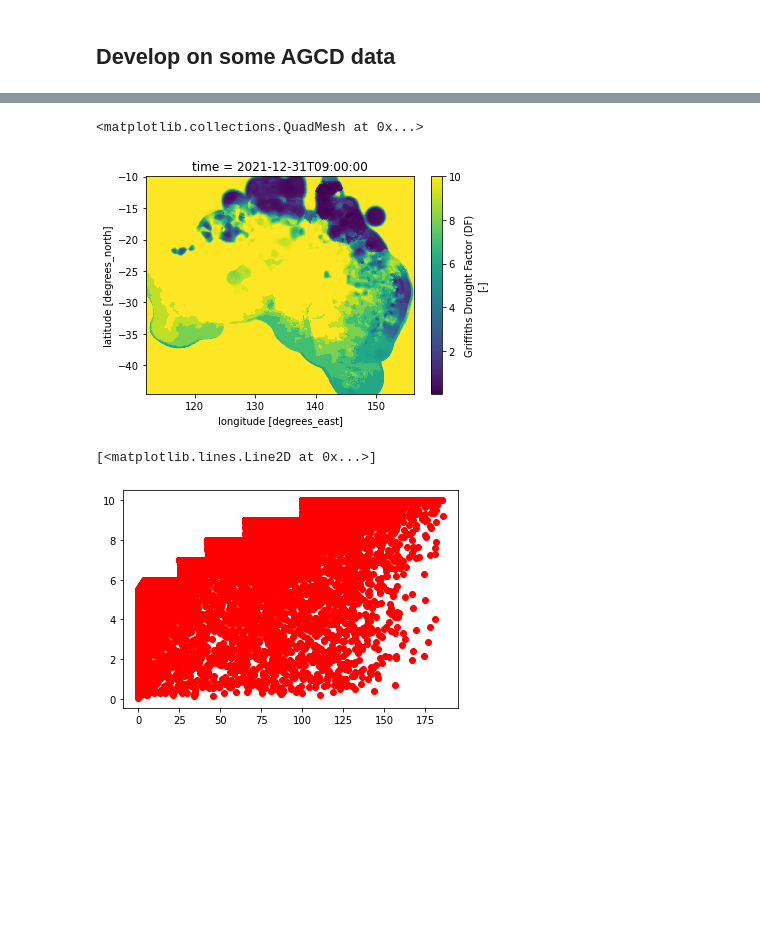
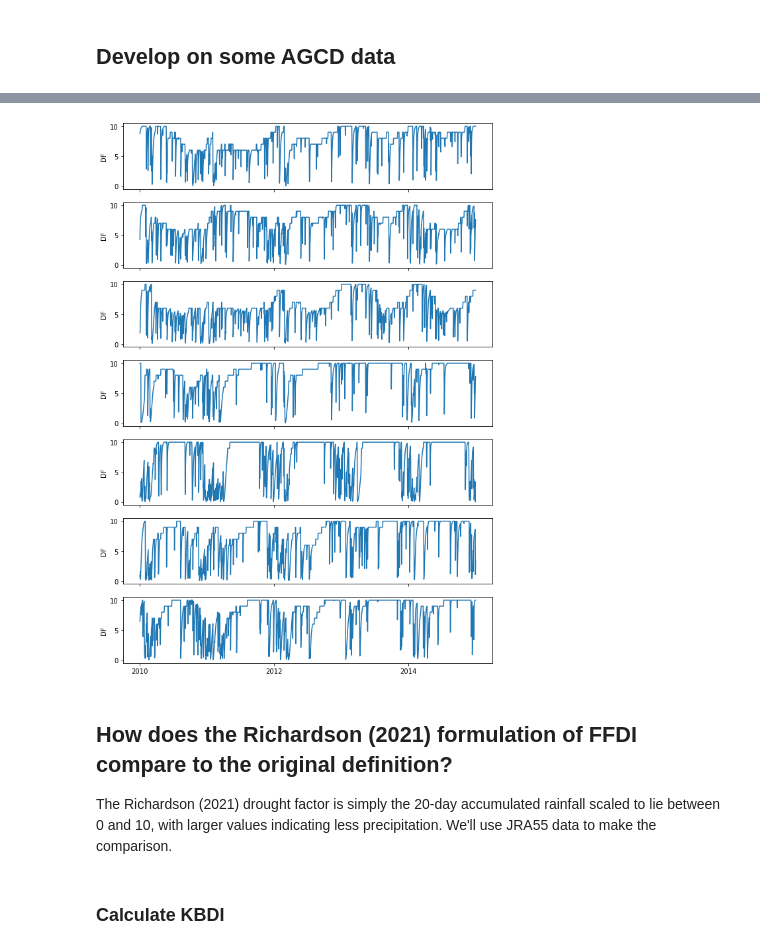
Before and after one commit to dougiesquire/CAFE-f6_documentation, a Jupyter notebook: notebooks/exploratory/calculate_KBDI.ipynb, the cells around one changed output, grey strips where cells are left out. Drawn from its saved outputs; the diff is of its cells as text; code cells hidden in the pictures; blank space fills up the shorter version.

Commit message:
now calculating FFDI but broke DF calculation

```diff
--- a/notebooks/exploratory/calculate_KBDI.ipynb
+++ b/notebooks/exploratory/calculate_KBDI.ipynb
@@ -453,16 +484,17 @@ The vectorized approach is obviously very memory hungry. I had to add in automat
 # %%
 %%time
 
-prep_data = True
+compute = True
 
-if prep_data:
-    DF = calculate_drought_factor(
-        KBDI["KBDI"],
-        precip["precip"],
+if compute:
+    agcd_DF = calculate_drought_factor(
+        agcd_KBDI,
+        agcd_precip,
         limiting_function="discrete",
     ).to_dataset()
 
-    DF.to_zarr("agcd_DF.zarr", mode="w")
+    agcd_DF.to_zarr("agcd_DF.zarr", mode="w")
 
-DF = xr.open_zarr("agcd_DF.zarr")
+agcd_DF = xr.open_zarr("agcd_DF.zarr", use_cftime=True)["DF"]
+agcd["DF"] = agcd_DF
 # %% [output]
@@ -471,11 +518,14 @@ Wall time: 48min 41s
-# %%
-DF["DF"].isel(time=-1).plot()
-# %% [output]
-<matplotlib.collections.QuadMesh at 0x...>
-[figure, removed]
-# %%
-loc = locations[0]
-plt.plot(KBDI["KBDI"].sel(loc), DF["DF"].sel(loc), "ro")
-# %% [output]
-[<matplotlib.lines.Line2D at 0x...>]
-[figure, removed]
+# %%
+fig, axs = plt.subplots(len(Holgate_locations), 1, sharex=True, figsize=(10, 15))
+for ax, loc in zip(axs, Holgate_locations):
+    agcd["DF"].sel(loc, method="nearest").sel(time=slice("2010", "2014")).plot(ax=ax)
+
+    ax.set_ylim(-0.5, 10.5)
+    ax.set_title("")
+    ax.set_xlabel("")
+    ax.set_ylabel("DF")
+# %% [output]
+[figure, added]
+# %% [markdown]
+## How does the Richardson (2021) formulation of FFDI compare to the original definition?
+The Richardson (2021) drought factor is simply the 20-day accumulated rainfall scaled to lie between 0 and 10, with larger values indicating less precipitation. We'll use JRA55 data to make the comparison.
@@ -481,0 +555,2 @@ plt.plot(KBDI["KBDI"].sel(loc), DF["DF"].sel(loc), "ro")
+# %% [markdown]
+### Calculate KBDI
```
Also changed, not shown: parts of 21 cells of this notebook.
